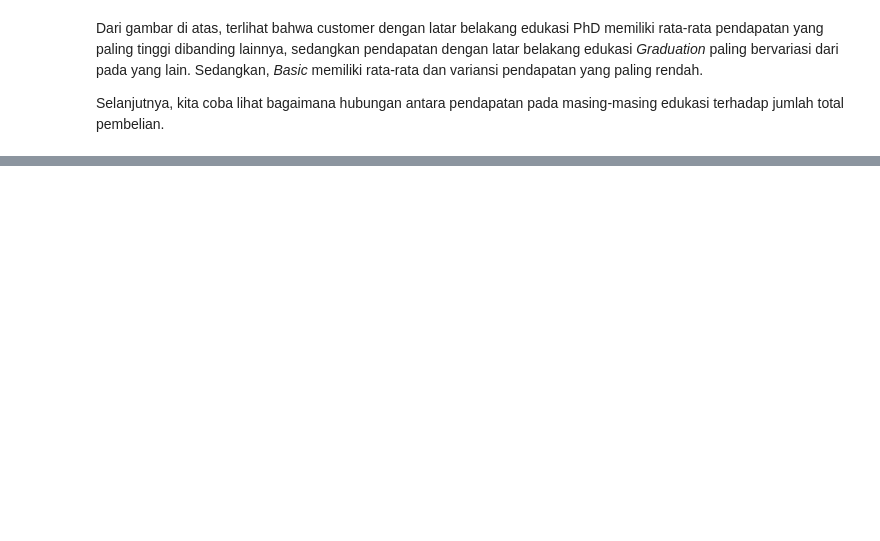
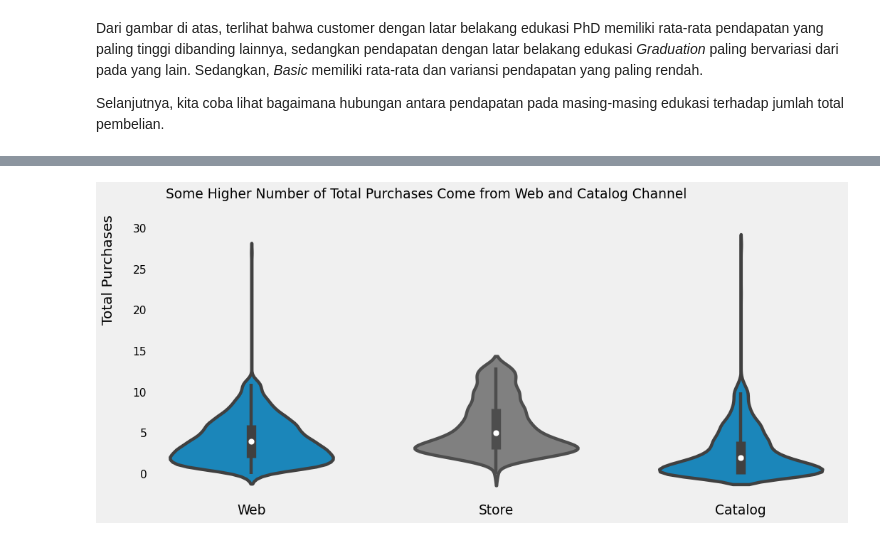
Before and after one commit to syahrulhamdani/data-science-crisp-dm, a Jupyter notebook: book/crisp-dm.ipynb, the cells around one changed output, grey strips where cells are left out. Drawn from its saved outputs; the diff is of its cells as text; code cells hidden in the pictures; blank space fills up the shorter version.

```diff
--- a/book/crisp-dm.ipynb
+++ b/book/crisp-dm.ipynb
@@ -397,0 +487,3 @@ cust_no_purchases = df[df["NumTotalPurchases"] == 0]
+# %%
+channel_cols = ["NumWebPurchases", "NumStorePurchases", "NumCatalogPurchases"]
+cust_purchases[channel_cols].describe()
@@ -397,0 +500,20 @@ cust_no_purchases = df[df["NumTotalPurchases"] == 0]
+# %%
+fig, ax = plt.subplots(1, 3, figsize=(14, 6), dpi=80, sharey=True)
+for channel, ax_channel  in zip(channel_cols, ax):
+    if channel in ["NumWebPurchases", "NumCatalogPurchases"]:
+        sns.violinplot(y=channel, data=cust_purchases, ax=ax_channel, showmeans=True)
+    else:
+        sns.violinplot(y=channel, data=cust_purchases, ax=ax_channel, color="gray", showmeans=True)
+    ax_channel.set_ylabel("")
+    ax_channel.grid(False)
+ax[0].set_xlabel("Web")
+ax[1].set_xlabel("Store")
+ax[2].set_xlabel("Catalog")
+fig.text(.02, .9, "Total Purchases", rotation="vertical", va="top", fontsize=18)
+plt.suptitle(
+    "Some Higher Number of Total Purchases Come from Web and Catalog Channel",
+    x=.1, ha="left"
+)
+plt.show()
+# %% [output]
+[figure, added]
```
Also changed, not shown: parts of 26 cells of this notebook.
